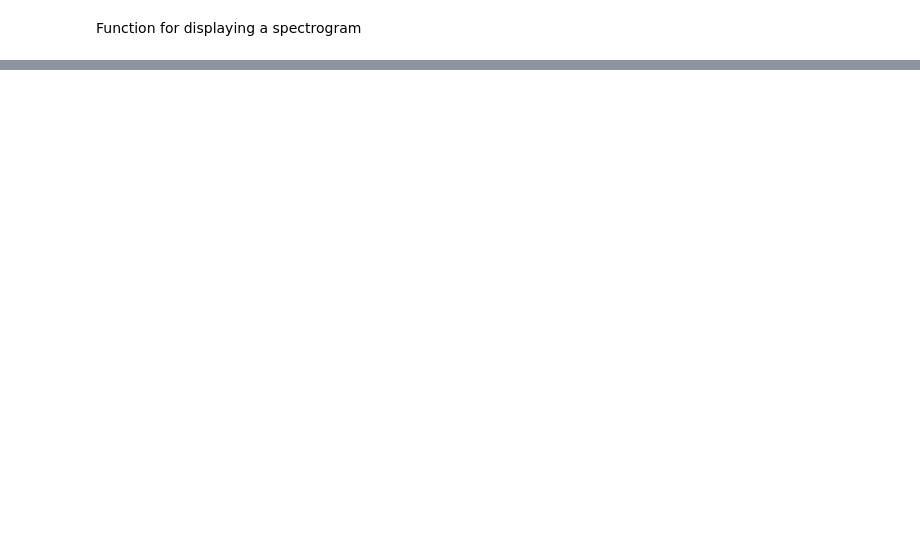
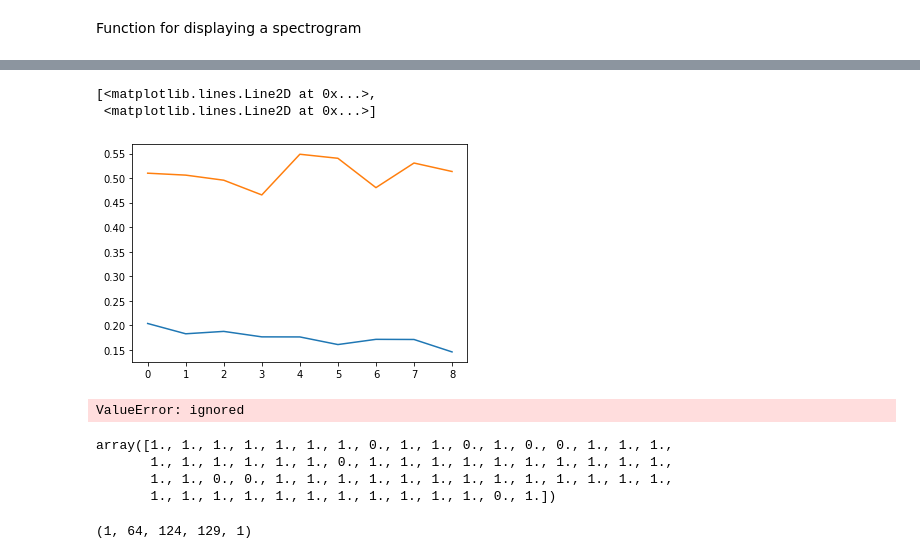
Before and after one commit to Reptilefury/coursera-machine-learning, a Jupyter notebook: Simple_Audio_Recognition_(Recognizing_Key_words).ipynb, the cells around one changed output, grey strips where cells are left out. Saved outputs shown, nothing was run; the diff lists cells and outputs as text; code cells hidden in the pictures; blank space fills up the shorter version.

```diff
--- a/Simple_Audio_Recognition_(Recognizing_Key_words).ipynb
+++ b/Simple_Audio_Recognition_(Recognizing_Key_words).ipynb
@@ -188,0 +271,11 @@ ax.pcolormesh( )
+# %%
+for spectrogram, _ in spectrogram_ds.take(1):
+  input_shape = spectrogram.shape
+print('Input shape:', input_shape)
+num_labels = len(commands)
+
+# Instantiate the `tf.keras.layers.Normalization` layer.
+norm_layer = layers.Normalization()
+# Fit the state of the layer to the spectrograms
+# with `Normalization.adapt`.
+norm_layer.adapt(data=spectrogram_ds.map(map_func=lambda spec, label: spec))
@@ -188,0 +284,24 @@ ax.pcolormesh( )
+# %%
+model = models.Sequential([
+    layers.Input(shape=input_shape),
+    # Downsample the input.
+    layers.Resizing(32, 32),
+    # Normalize.
+    norm_layer,
+    layers.Conv2D(32, 3, activation='relu'),
+    layers.Conv2D(64, 3, activation='relu'),
+    layers.MaxPooling2D(),
+    layers.Dropout(0.25),
+    layers.Flatten(),
+    layers.Dense(128, activation='relu'),
+    layers.Dropout(0.5),
+    layers.Dense(num_labels),
+])
+
+#model.summary()
+# %%
+model.compile(loss = tf.keras.losses.SparseCategoricalCrossentropy(from_logits=True),optimizer = tf.keras.optimizers.Adam(),metrics=['Accuracy'])
+# %%
+#Train the model
+epochs = 20
+history = model.fit(train_ds,epochs=epochs,validation_data=val_ds,verbose=1,callbacks=tf.keras.callbacks.EarlyStopping(verbose=1,patience=5))
@@ -188,0 +328,7 @@ ax.pcolormesh( )
+# %%
+metrics = history.history
+plt.plot(history.epoch, metrics['loss'],metrics['val_loss'])
+# %% [output]
+[<matplotlib.lines.Line2D at 0x...>,
+ <matplotlib.lines.Line2D at 0x...>]
+[figure, added]
@@ -188,0 +345,19 @@ ax.pcolormesh( )
+# %%
+y_pred = np.argmax(model.predict(test_audio), axis=1)
+y_true = test_labels
+
+test_acc = sum(y_pred == y_true) / len(y_true)
+print(f'Test set accuracy: {test_acc:.0%}')
+# %% [output]
+ValueError: ignored
+# %%
+test_acc
+# %% [output]
+array([1., 1., 1., 1., 1., 1., 1., 0., 1., 1., 0., 1., 0., 0., 1., 1., 1.,
+       1., 1., 1., 1., 1., 1., 0., 1., 1., 1., 1., 1., 1., 1., 1., 1., 1.,
+       1., 1., 0., 0., 1., 1., 1., 1., 1., 1., 1., 1., 1., 1., 1., 1., 1.,
+       1., 1., 1., 1., 1., 1., 1., 1., 1., 1., 1., 0., 1.])
+# %%
+test_audio.shape
+# %% [output]
+(1, 64, 124, 129, 1)
```
Also changed, not shown: parts of 24 cells of this notebook.
